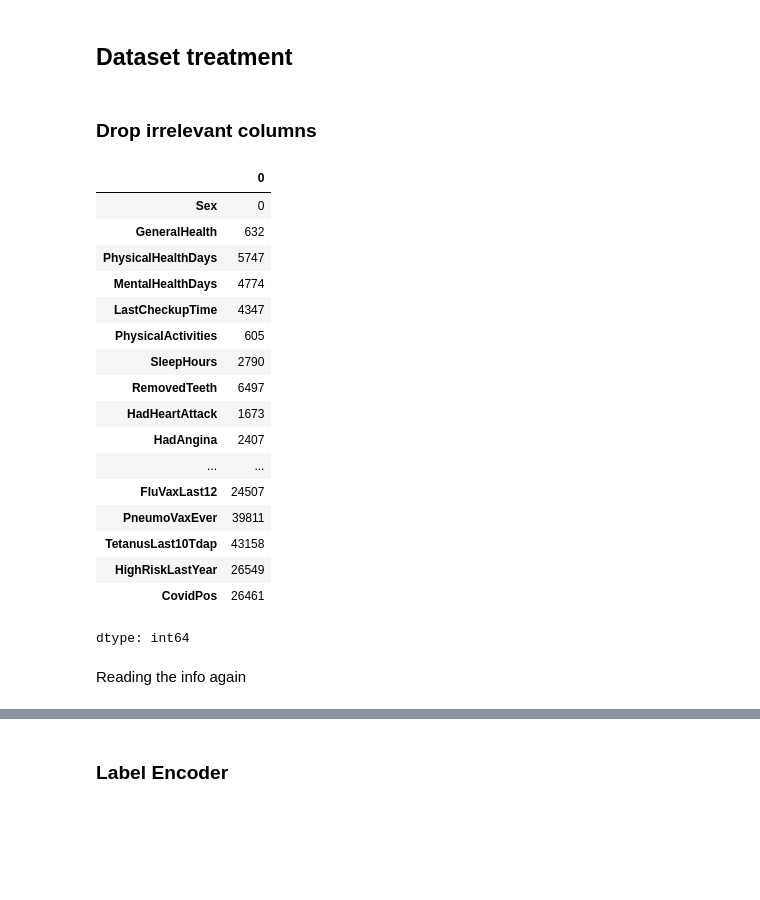
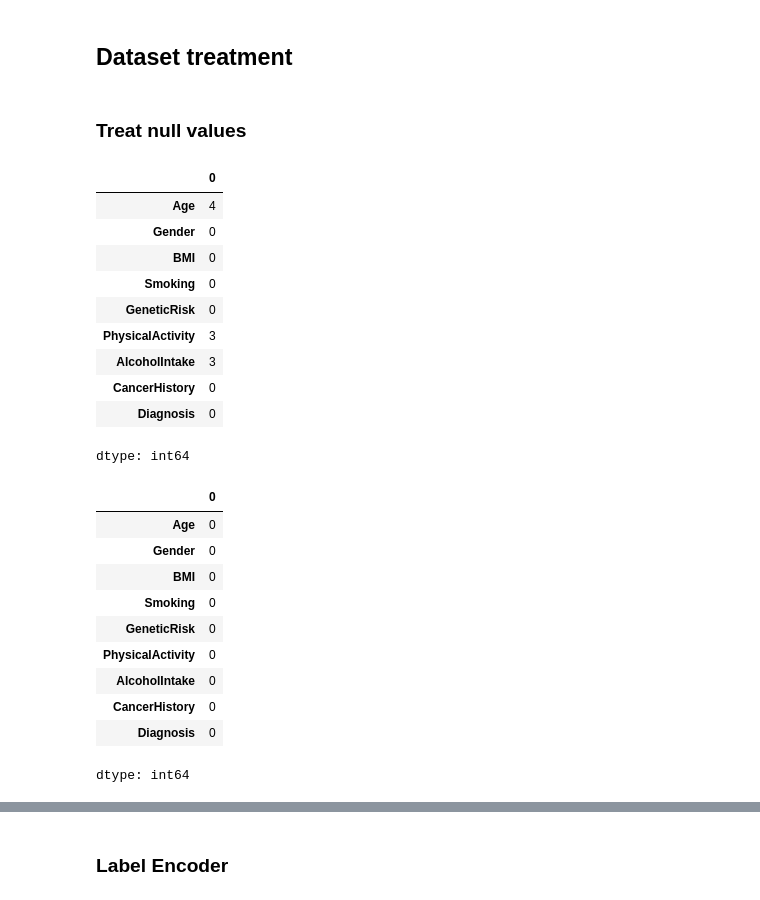
Before and after one commit to belcogo/data-analysis-for-machine-learning, a Jupyter notebook: demo.ipynb, the cells around one changed output, grey strips where cells are left out. Drawn from its saved outputs; the diff is of its cells as text; code cells hidden in the pictures; blank space fills up the shorter version.

```diff
--- a/demo.ipynb
+++ b/demo.ipynb
@@ -9,6 +9,6 @@ import plotly.express as px
 from sklearn.model_selection import train_test_split
 from sklearn.preprocessing import LabelEncoder
 
-patients_data = pd.read_csv('heart_2022_with_nans.csv')
+patients_data = pd.read_csv('The_Cancer_data_1500_To_Encode.csv')
 patients_data
 # %% [output]
@@ -42,31 +42,44 @@ patients_data.describe()
 # %% [markdown]
 ## Dataset treatment
-# %% [markdown]
-### Drop irrelevant columns
+# %% [markdown]
+### Treat null values
 # %%
-patients_data = patients_data.drop(columns=['State'], axis=1)
 patients_data.isnull().sum()
 # %% [output]
 |  | 0 |
-| Sex | 0 |
-| GeneralHealth | 632 |
-| PhysicalHealthDays | 5747 |
-| MentalHealthDays | 4774 |
-| LastCheckupTime | 4347 |
-| PhysicalActivities | 605 |
-| SleepHours | 2790 |
-| RemovedTeeth | 6497 |
-| HadHeartAttack | 1673 |
-| HadAngina | 2407 |
-| ... | ... |
-| FluVaxLast12 | 24507 |
-| PneumoVaxEver | 39811 |
-| TetanusLast10Tdap | 43158 |
-| HighRiskLastYear | 26549 |
-| CovidPos | 26461 |
+| Age | 4 |
+| Gender | 0 |
+| BMI | 0 |
+| Smoking | 0 |
+| GeneticRisk | 0 |
+| PhysicalActivity | 3 |
+| AlcoholIntake | 3 |
+| CancerHistory | 0 |
+| Diagnosis | 0 |
 dtype: int64
-# %% [markdown]
-Reading the info again
+# %%
+mean = patients_data['Age'].dropna().mean()
+patients_data['Age'] = patients_data['Age'].fillna(mean)
+
+mean = patients_data['PhysicalActivity'].dropna().mean()
+patients_data['PhysicalActivity'] = patients_data['PhysicalActivity'].fillna(mean)
+
+mean = patients_data['AlcoholIntake'].dropna().mean()
+patients_data['AlcoholIntake'] = patients_data['AlcoholIntake'].fillna(mean)
+
+patients_data.isnull().sum()
+# %% [output]
+|  | 0 |
+| Age | 0 |
+| Gender | 0 |
+| BMI | 0 |
+| Smoking | 0 |
+| GeneticRisk | 0 |
+| PhysicalActivity | 0 |
+| AlcoholIntake | 0 |
+| CancerHistory | 0 |
+| Diagnosis | 0 |
+dtype: int64
 # %%
 patients_data.info()
 # %% [output]
```
Also changed, not shown: parts of 19 cells of this notebook.
